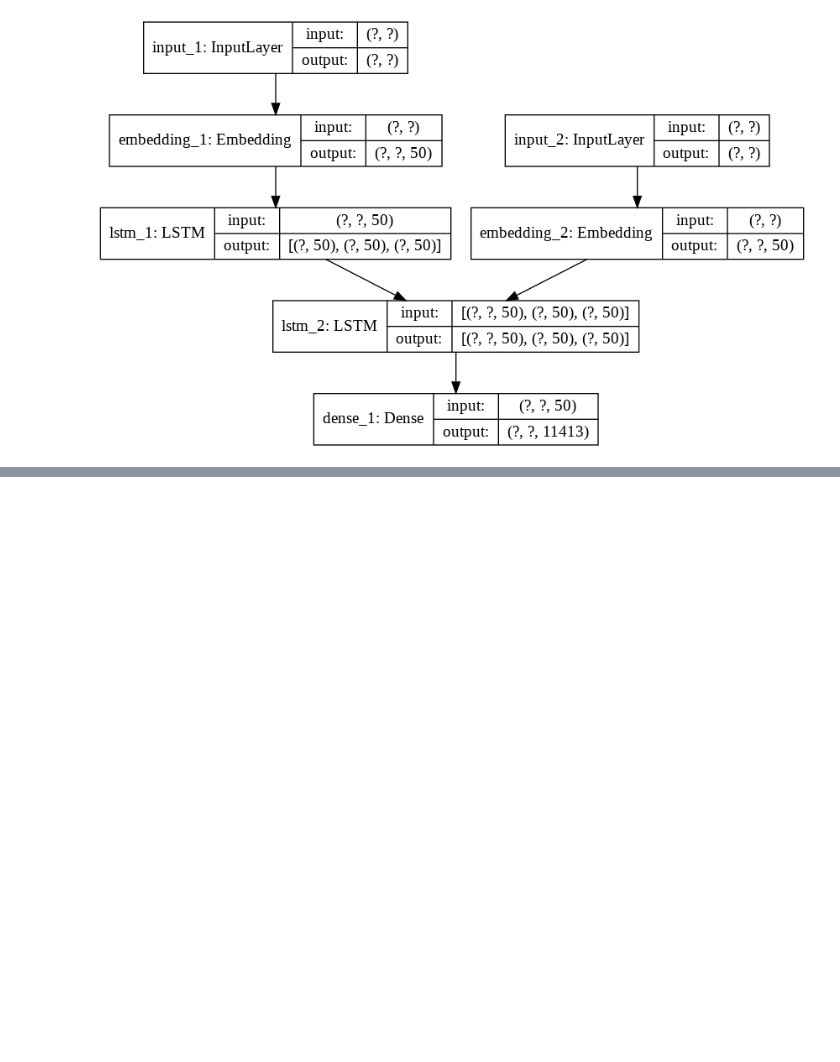
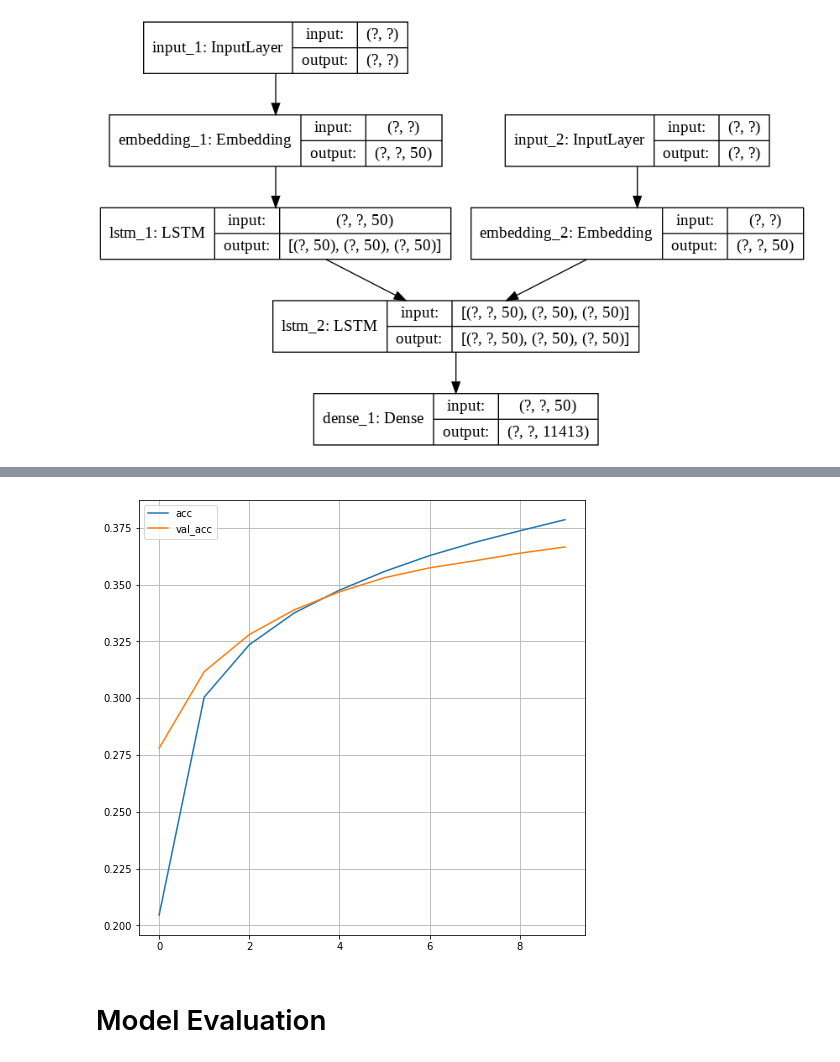
Before and after one commit to aaBadri/natural-language-inference, a Jupyter notebook: seq2seq.ipynb, the cells around one changed output, grey strips where cells are left out. Cells and saved outputs as stored; diff of their text form; code cells hidden in the pictures; blank space fills up the shorter version.

```diff
--- a/seq2seq.ipynb
+++ b/seq2seq.ipynb
@@ -249,0 +275,9 @@ Epoch 3/3
+# %%
+pd.DataFrame({'acc':history.history['acc'],
+              'val_acc':history.history['val_acc']
+              }).plot(figsize=(8, 8))
+plt.grid(True)
+# %% [output]
+[figure, added]
+# %% [markdown]
+# Model Evaluation
```
Also changed, not shown: parts of 15 cells of this notebook.
